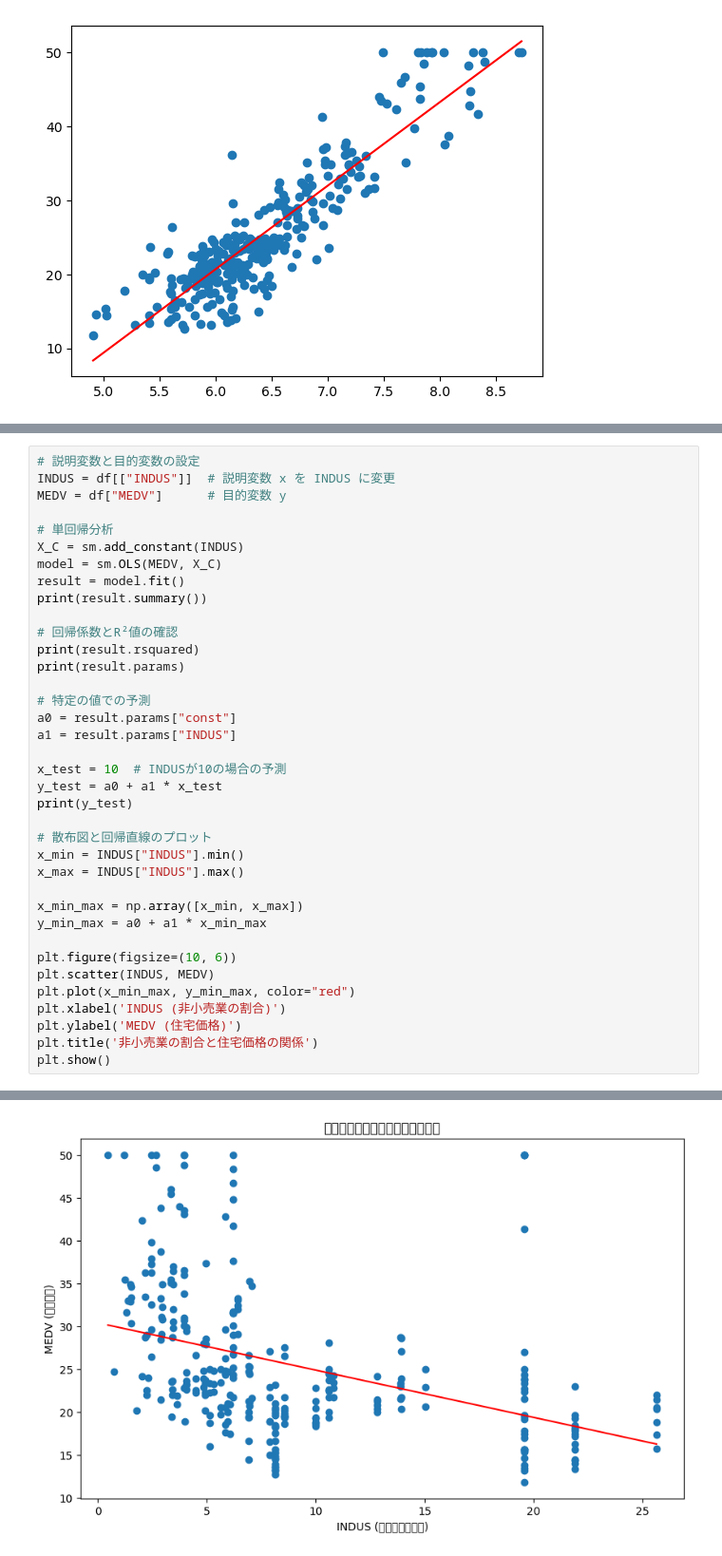
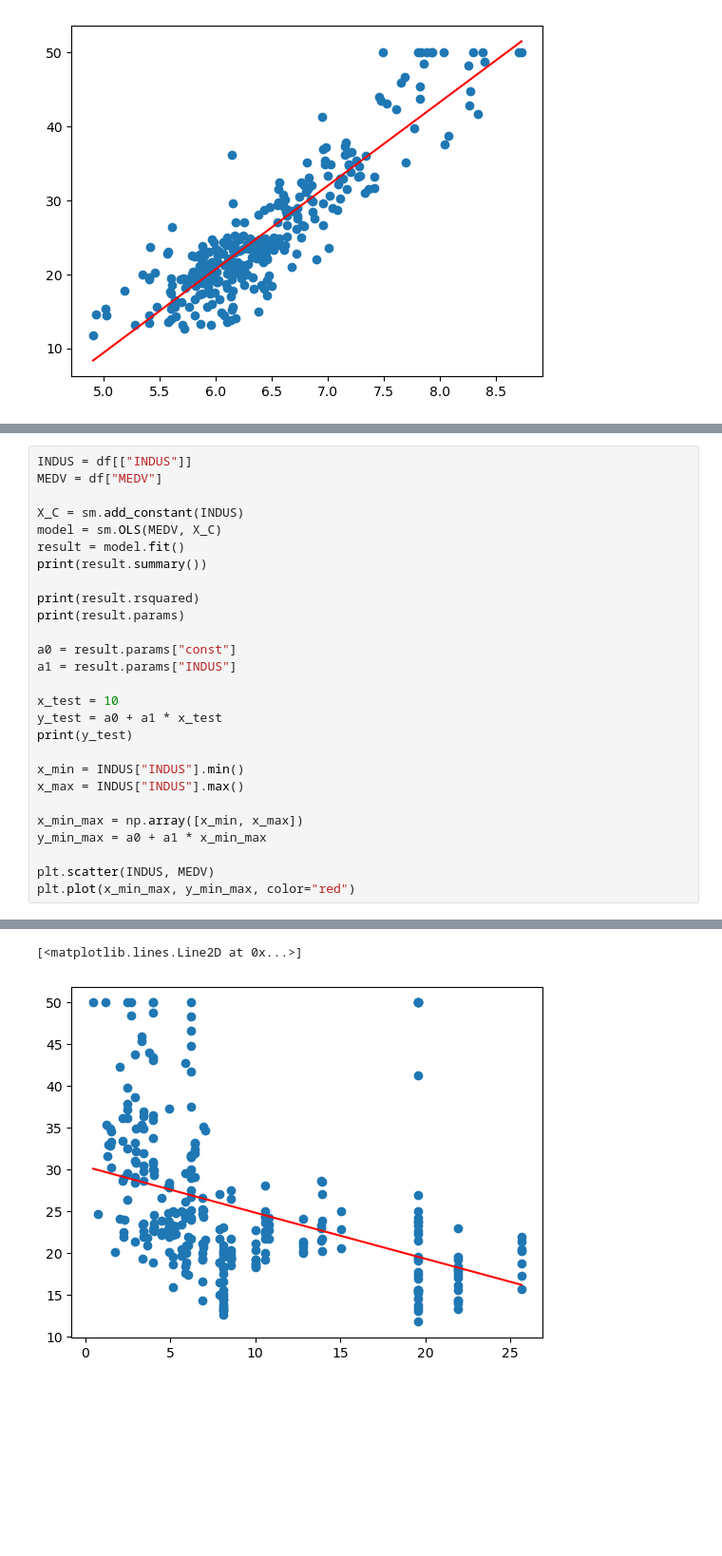
Before and after one commit to Yuji181181/ML_learning, a Jupyter notebook: CS3-final/7/cs3-07-assign2.ipynb, the cells around one changed output, grey strips where cells are left out. Shown at 95% size. Saved outputs shown, nothing was run; the diff lists cells and outputs as text; blank space fills up the shorter version.

```diff
--- a/CS3-final/7/cs3-07-assign2.ipynb
+++ b/CS3-final/7/cs3-07-assign2.ipynb
@@ -158,40 +150,30 @@ dtype: float64
 # %%
-# 説明変数と目的変数の設定
-INDUS = df[["INDUS"]]  # 説明変数 x を INDUS に変更
-MEDV = df["MEDV"]      # 目的変数 y
+INDUS = df[["INDUS"]]
+MEDV = df["MEDV"]
 
-# 単回帰分析
 X_C = sm.add_constant(INDUS)
 model = sm.OLS(MEDV, X_C)
 result = model.fit()
 print(result.summary())
 
-# 回帰係数とR²値の確認
 print(result.rsquared)
 print(result.params)
 
-# 特定の値での予測
 a0 = result.params["const"]
 a1 = result.params["INDUS"]
 
-x_test = 10  # INDUSが10の場合の予測
+x_test = 10
 y_test = a0 + a1 * x_test
 print(y_test)
 
-# 散布図と回帰直線のプロット
 x_min = INDUS["INDUS"].min()
 x_max = INDUS["INDUS"].max()
 
 x_min_max = np.array([x_min, x_max])
 y_min_max = a0 + a1 * x_min_max
 
-plt.figure(figsize=(10, 6))
 plt.scatter(INDUS, MEDV)
 plt.plot(x_min_max, y_min_max, color="red")
-plt.xlabel('INDUS (非小売業の割合)')
-plt.ylabel('MEDV (住宅価格)')
-plt.title('非小売業の割合と住宅価格の関係')
-plt.show()
 # %% [output]
                             OLS Regression Results
 ==============================================================================
@@ -213 +195,2 @@ dtype: float64
+[<matplotlib.lines.Line2D at 0x...>]
-[figure, old version]
+[figure, new version]
```
Also changed, not shown: parts of 4 cells of this notebook, 3 other files.
